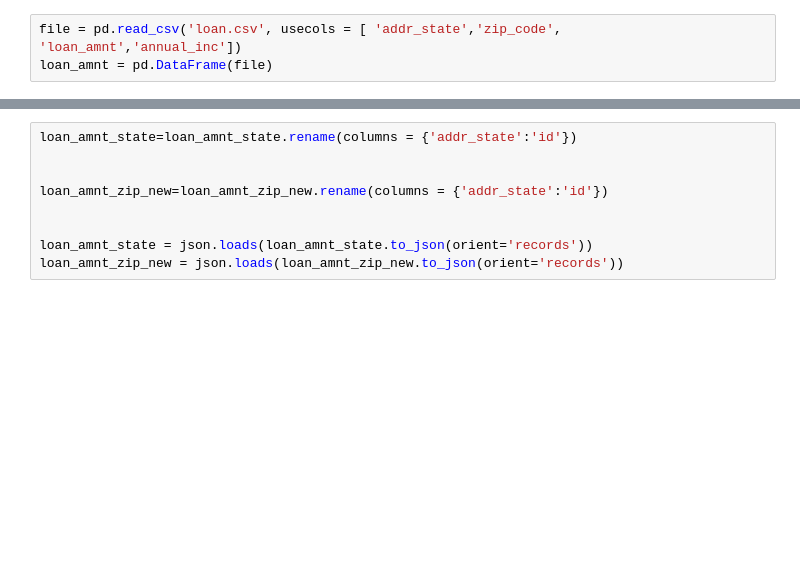
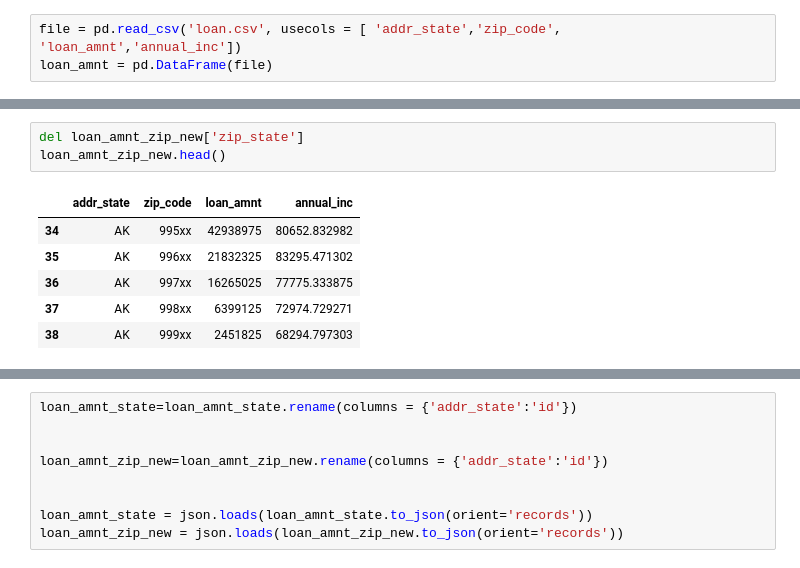
Before and after one commit to ycc1107/EDAV, a Jupyter notebook: term/load_data_geo.ipynb, the cells around one changed output, grey strips where cells are left out. Cells and saved outputs as stored; diff of their text form; blank space fills up the shorter version.

```diff
--- a/term/load_data_geo.ipynb
+++ b/term/load_data_geo.ipynb
@@ -45 +45,11 @@ loan_amnt_zip_new = loan_amnt_zip.loc[loan_amnt_zip.addr_state == loan_amnt_zip.
+# %%
+del loan_amnt_zip_new['zip_state']
+loan_amnt_zip_new.head()
+# %% [output]
+|  | addr_state | zip_code | loan_amnt | annual_inc |
+| 34 | AK | 995xx | 42938975 | 80652.832982 |
+| 35 | AK | 996xx | 21832325 | 83295.471302 |
+| 36 | AK | 997xx | 16265025 | 77775.333875 |
+| 37 | AK | 998xx | 6399125 | 72974.729271 |
+| 38 | AK | 999xx | 2451825 | 68294.797303 |
 # %%
```
Also changed, not shown: parts of 14 cells of this notebook, 1 other file.
